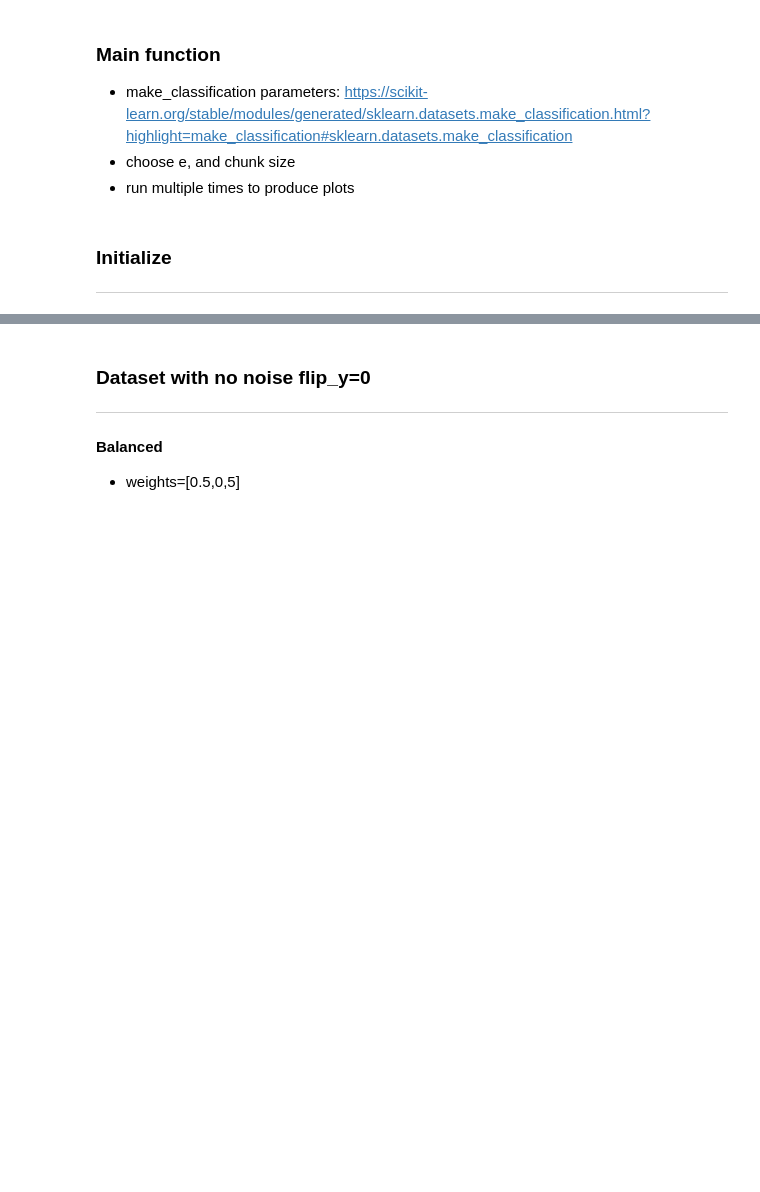
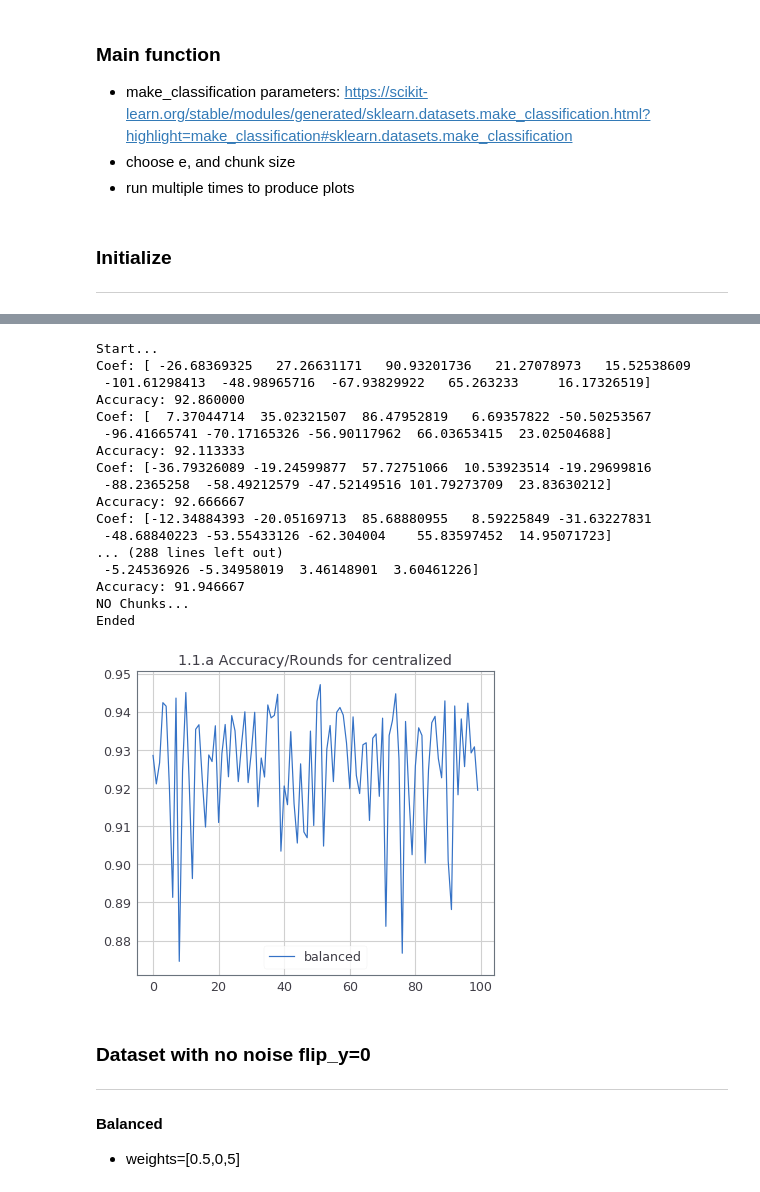
Before and after one commit to KampiotiSofia/svm, a Jupyter notebook: project/dask.ipynb, the cells around one changed output, grey strips where cells are left out. Drawn from its saved outputs; the diff is of its cells as text; code cells hidden in the pictures; blank space fills up the shorter version.

```diff
--- a/project/dask.ipynb
+++ b/project/dask.ipynb
@@ -61,3 +76,28 @@ TypeError: cannot unpack non-iterable NoneType object
+# %%
+E_real1,Acc_real1=real_partial(100)
+len_real1=np.array([i for i in range(len(Acc_real1))])
+plt.plot(len_real1,Acc_real1,label="balanced")
+plt.title('1.1.a Accuracy/Rounds for centralized')
+plt.legend();
+# %% [output]
+Start...
+Coef: [ -26.68369325   27.26631171   90.93201736   21.27078973   15.52538609
+ -101.61298413  -48.98965716  -67.93829922   65.263233     16.17326519]
+Accuracy: 92.860000
+Coef: [  7.37044714  35.02321507  86.47952819   6.69357822 -50.50253567
+ -96.41665741 -70.17165326 -56.90117962  66.03653415  23.02504688]
+Accuracy: 92.113333
+Coef: [-36.79326089 -19.24599877  57.72751066  10.53923514 -19.29699816
+ -88.2365258  -58.49212579 -47.52149516 101.79273709  23.83630212]
+Accuracy: 92.666667
+Coef: [-12.34884393 -20.05169713  85.68880955   8.59225849 -31.63227831
+ -48.68840223 -53.55433126 -62.304004    55.83597452  14.95071723]
+... (288 lines left out)
+ -5.24536926 -5.34958019  3.46148901  3.60461226]
+Accuracy: 91.946667
+NO Chunks...
+Ended
+[figure, added]
 # %% [markdown]
 ### Dataset with no noise flip_y=0
 ***
```
Also changed, not shown: parts of 5 cells of this notebook, 3 other files.
